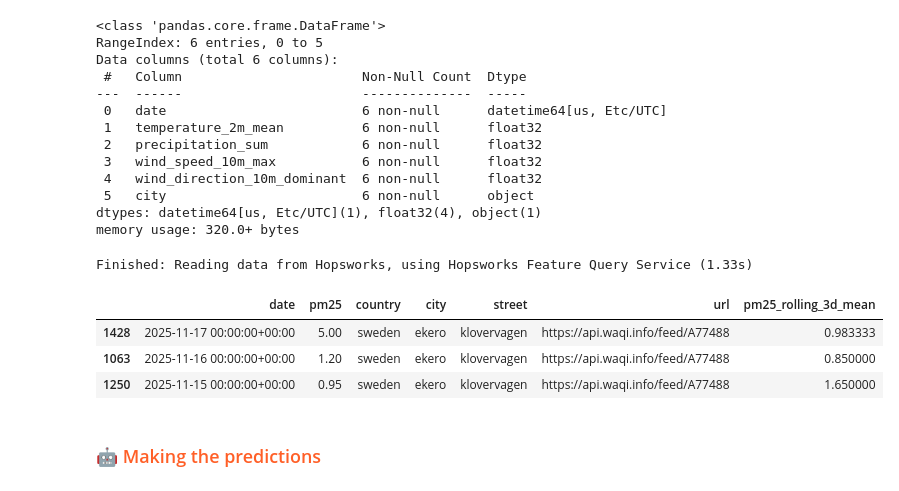
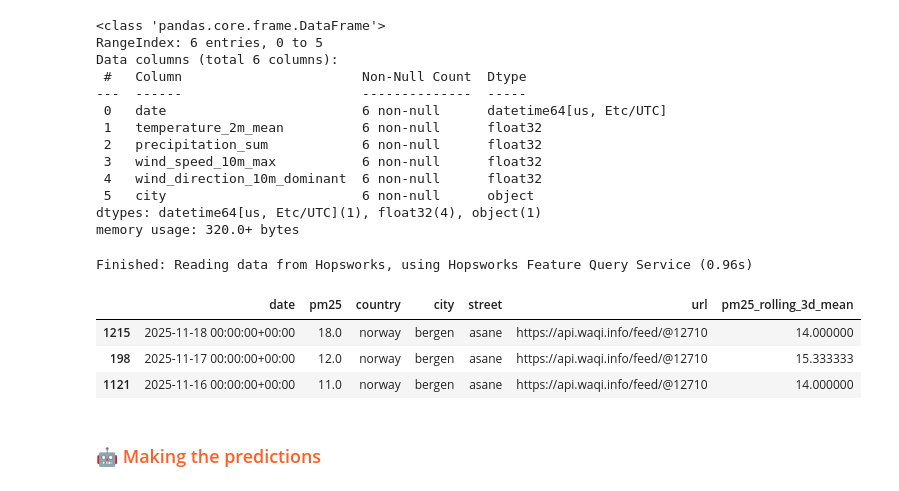
Before and after one commit to datskiw/mlfs-book, a Jupyter notebook: notebooks/airquality/4_air_quality_batch_inference.ipynb, the cells around one changed output. Saved outputs shown, nothing was run; the diff lists cells and outputs as text; code cells hidden in the pictures.

```diff
--- a/notebooks/airquality/4_air_quality_batch_inference.ipynb
+++ b/notebooks/airquality/4_air_quality_batch_inference.ipynb
@@ -198,25 +198,25 @@ memory usage: 320.0+ bytes
 # %%
 # Retrieve the latest 3 air quality records for this sensor (sorted by date descending)
 air_fg = fs.get_feature_group(
     name='air_quality',
-    version=8,
+    version=10,
 )
 
 # Filter by this specific sensor
 air_quality_df = air_fg.filter(
     (air_fg.country == country) &
     (air_fg.city == city) &
     (air_fg.street == street)
 ).read()
 
 air_quality_recent = air_quality_df.sort_values("date", ascending=False).head(3)
 air_quality_recent
 # %% [output]
-Finished: Reading data from Hopsworks, using Hopsworks Feature Query Service (1.33s)
+Finished: Reading data from Hopsworks, using Hopsworks Feature Query Service (0.96s)
 |  | date | pm25 | country | city | street | url | pm25_rolling_3d_mean |
-| 1428 | 2025-11-17 00:00:00+00:00 | 5.00 | sweden | ekero | klovervagen | https://api.waqi.info/feed/A77488 | 0.983333 |
-| 1063 | 2025-11-16 00:00:00+00:00 | 1.20 | sweden | ekero | klovervagen | https://api.waqi.info/feed/A77488 | 0.850000 |
-| 1250 | 2025-11-15 00:00:00+00:00 | 0.95 | sweden | ekero | klovervagen | https://api.waqi.info/feed/A77488 | 1.650000 |
+| 1215 | 2025-11-18 00:00:00+00:00 | 18.0 | norway | bergen | asane | https://api.waqi.info/feed/@12710 | 14.000000 |
+| 198 | 2025-11-17 00:00:00+00:00 | 12.0 | norway | bergen | asane | https://api.waqi.info/feed/@12710 | 15.333333 |
+| 1121 | 2025-11-16 00:00:00+00:00 | 11.0 | norway | bergen | asane | https://api.waqi.info/feed/@12710 | 14.000000 |
 # %% [markdown]
 ### <span style="color:#ff5f27;">🤖 Making the predictions</span>
 # %%
```
Also changed, not shown: parts of 16 cells of this notebook, 3 other files.
